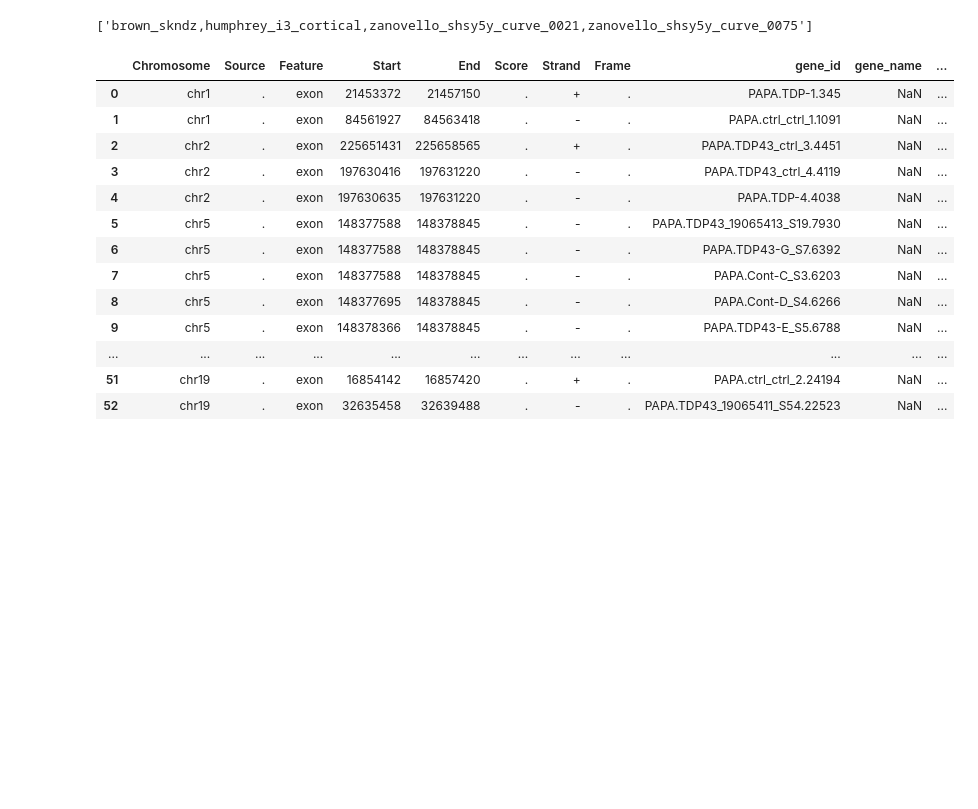
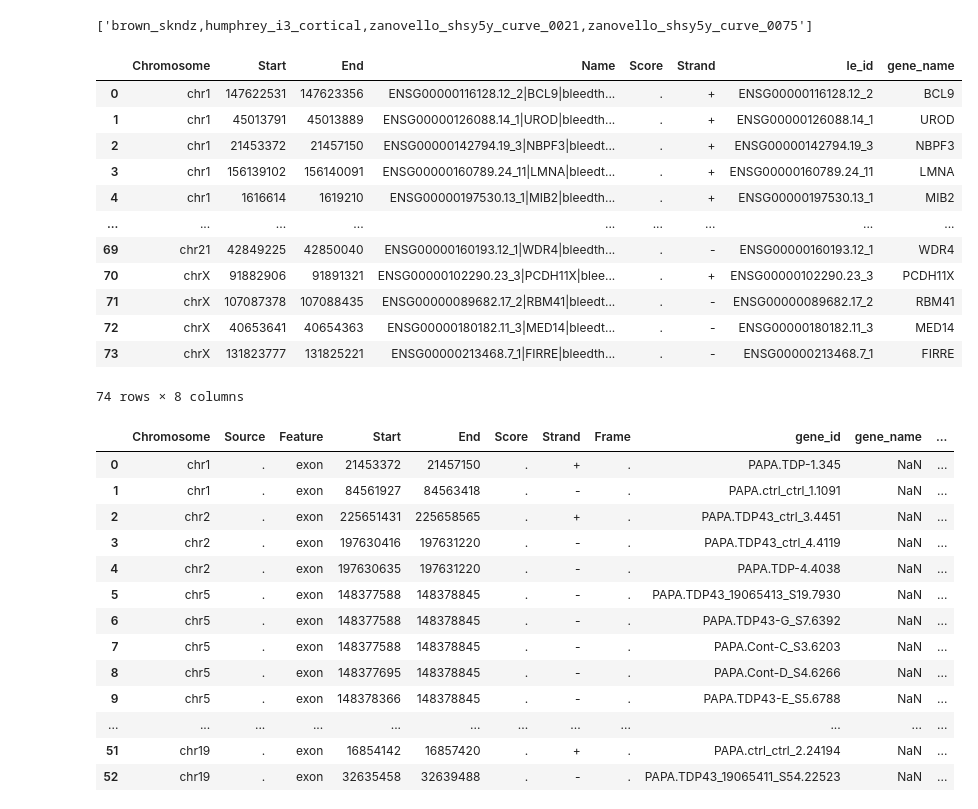
Before and after one commit to frattalab/tdp43-apa, a Jupyter notebook: peptides/get_fulllength_bleedthrough_peptides.ipynb, the cells around one changed output. Saved outputs shown, nothing was run; the diff lists cells and outputs as text; code cells hidden in the pictures; blank space fills up the shorter version.

Commit message:
output cleaned fastas of predicted peptides

```diff
--- a/peptides/get_fulllength_bleedthrough_peptides.ipynb
+++ b/peptides/get_fulllength_bleedthrough_peptides.ipynb
@@ -39,8 +39,24 @@ bleeds_y.loc[bleeds_y.gene_name == "NBPF3", "experiment_name"].tolist()
 # %% [output]
 ['brown_skndz,humphrey_i3_cortical,zanovello_shsy5y_curve_0021,zanovello_shsy5y_curve_0075']
 # %%
-# # read in consolidated bleedthrough coordinates
-# # NB: IGNORING THIS BECAUSE THESE ARE THE UNIQUE REGION COORDINATES
-# bleeds_le = pr.read_bed("data/2023-07-04_papa_cryptic_bleedthrough.last_exons.bed")
-# bleeds_le_cryp = bleeds_le[bleeds_le.Name.str.contains("cryptic",regex=False)]
-# bleeds_le_cryp
+# read in consolidated bleedthrough coordinates
+# NB: THESE ARE THE UNIQUE REGION COORDINATES, so not used to extract peptides (but instead used to provide coordinates)
+bleeds_le = pr.read_bed("data/2023-07-04_papa_cryptic_bleedthrough.last_exons.bed")
+bleeds_le_cryp = bleeds_le[bleeds_le.Name.str.contains("cryptic",regex=False)]
+# pull out gene name and le_id from the Name field
+bleeds_le_cryp = bleeds_le_cryp.apply(lambda df: pd.concat([df, df.Name.str.split("\\|", expand=True)[[0,1]].rename(columns={0: "le_id", 1: "gene_name"})], axis=1))
+bleeds_le_cryp
+# %% [output]
+|  | Chromosome | Start | End | Name | Score | Strand | le_id | gene_name |
+| 0 | chr1 | 147622531 | 147623356 | ENSG00000116128.12_2|BCL9|bleedth... | . | + | ENSG00000116128.12_2 | BCL9 |
+| 1 | chr1 | 45013791 | 45013889 | ENSG00000126088.14_1|UROD|bleedth... | . | + | ENSG00000126088.14_1 | UROD |
+| 2 | chr1 | 21453372 | 21457150 | ENSG00000142794.19_3|NBPF3|bleedt... | . | + | ENSG00000142794.19_3 | NBPF3 |
+| 3 | chr1 | 156139102 | 156140091 | ENSG00000160789.24_11|LMNA|bleedt... | . | + | ENSG00000160789.24_11 | LMNA |
+| 4 | chr1 | 1616614 | 1619210 | ENSG00000197530.13_1|MIB2|bleedth... | . | + | ENSG00000197530.13_1 | MIB2 |
+| ... | ... | ... | ... | ... | ... | ... | ... | ... |
+| 69 | chr21 | 42849225 | 42850040 | ENSG00000160193.12_1|WDR4|bleedth... | . | - | ENSG00000160193.12_1 | WDR4 |
+| 70 | chrX | 91882906 | 91891321 | ENSG00000102290.23_3|PCDH11X|blee... | . | + | ENSG00000102290.23_3 | PCDH11X |
+| 71 | chrX | 107087378 | 107088435 | ENSG00000089682.17_2|RBM41|bleedt... | . | - | ENSG00000089682.17_2 | RBM41 |
+| 72 | chrX | 40653641 | 40654363 | ENSG00000180182.11_3|MED14|bleedt... | . | - | ENSG00000180182.11_3 | MED14 |
+| 73 | chrX | 131823777 | 131825221 | ENSG00000213468.7_1|FIRRE|bleedth... | . | - | ENSG00000213468.7_1 | FIRRE |
+74 rows × 8 columns
```
Also changed, not shown: parts of 6 cells of this notebook.
